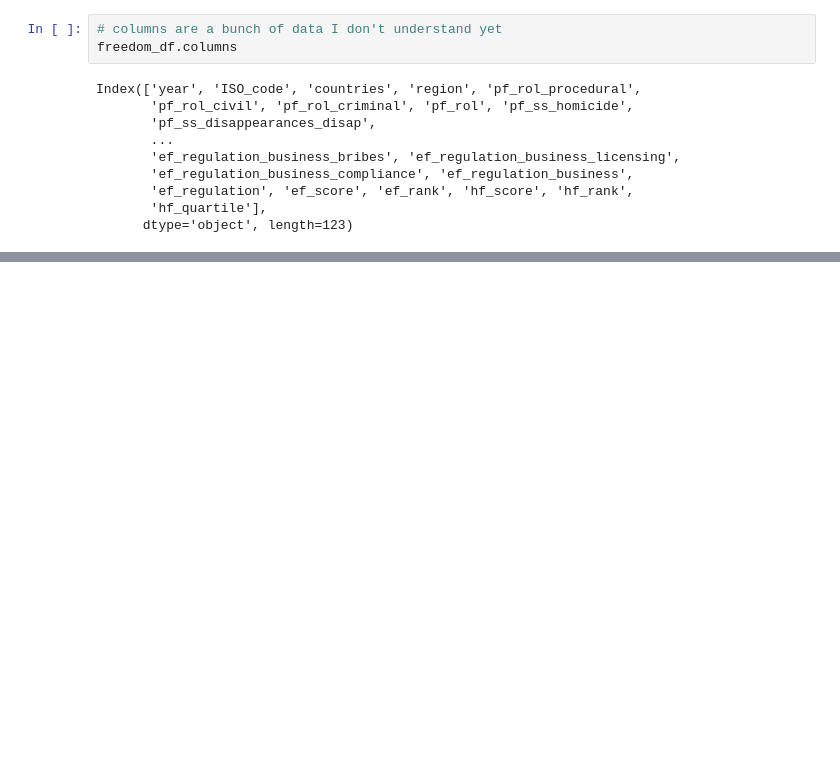
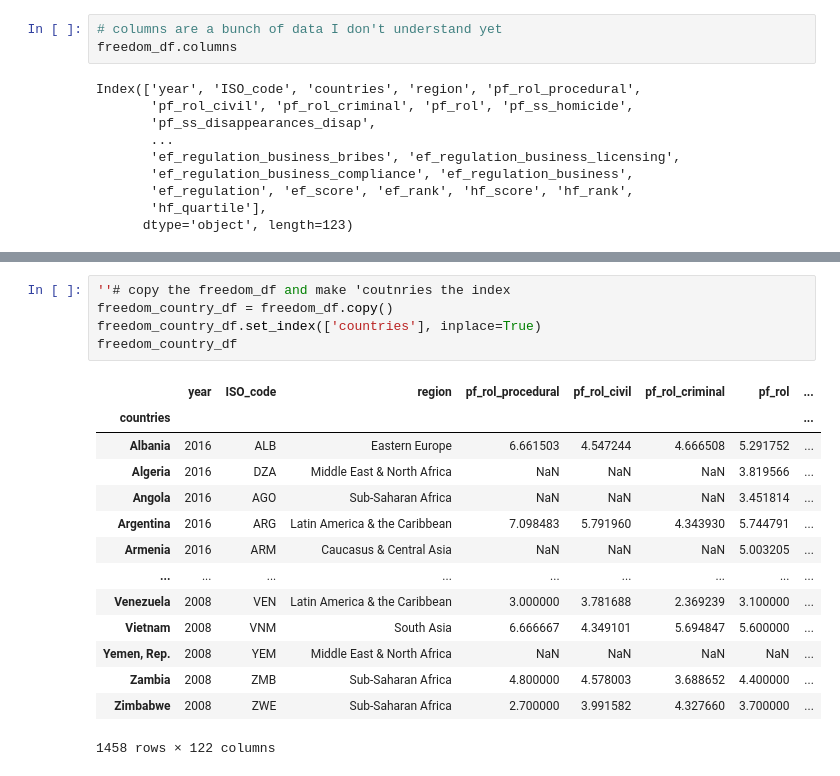
Before and after one commit to shamrockbandit/Project1_repo, a Jupyter notebook: readData.ipynb, the cells around one changed output, grey strips where cells are left out. Cells and saved outputs as stored; diff of their text form; blank space fills up the shorter version.

Commit message:
experiments with indexfreedom.csv

```diff
--- a/readData.ipynb
+++ b/readData.ipynb
@@ -45,0 +57,20 @@ Index(['year', 'ISO_code', 'countries', 'region', 'pf_rol_procedural',
+# %%
+''# copy the freedom_df and make 'coutnries the index
+freedom_country_df = freedom_df.copy()
+freedom_country_df.set_index(['countries'], inplace=True)
+freedom_country_df
+# %% [output]
+|  | year | ISO_code | region | pf_rol_procedural | pf_rol_civil | pf_rol_criminal | pf_rol | ... |
+| countries |  |  |  |  |  |  |  | ... |
+| Albania | 2016 | ALB | Eastern Europe | 6.661503 | 4.547244 | 4.666508 | 5.291752 | ... |
+| Algeria | 2016 | DZA | Middle East & North Africa | NaN | NaN | NaN | 3.819566 | ... |
+| Angola | 2016 | AGO | Sub-Saharan Africa | NaN | NaN | NaN | 3.451814 | ... |
+| Argentina | 2016 | ARG | Latin America & the Caribbean | 7.098483 | 5.791960 | 4.343930 | 5.744791 | ... |
+| Armenia | 2016 | ARM | Caucasus & Central Asia | NaN | NaN | NaN | 5.003205 | ... |
+| ... | ... | ... | ... | ... | ... | ... | ... | ... |
+| Venezuela | 2008 | VEN | Latin America & the Caribbean | 3.000000 | 3.781688 | 2.369239 | 3.100000 | ... |
+| Vietnam | 2008 | VNM | South Asia | 6.666667 | 4.349101 | 5.694847 | 5.600000 | ... |
+| Yemen, Rep. | 2008 | YEM | Middle East & North Africa | NaN | NaN | NaN | NaN | ... |
+| Zambia | 2008 | ZMB | Sub-Saharan Africa | 4.800000 | 4.578003 | 3.688652 | 4.400000 | ... |
+| Zimbabwe | 2008 | ZWE | Sub-Saharan Africa | 2.700000 | 3.991582 | 4.327660 | 3.700000 | ... |
+1458 rows × 122 columns
```
Also changed, not shown: parts of 7 cells of this notebook.
